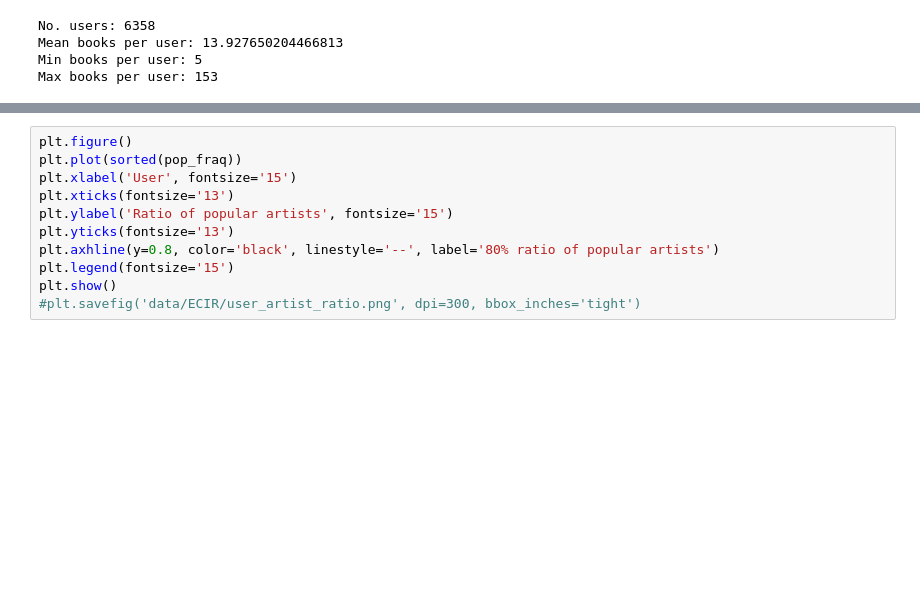
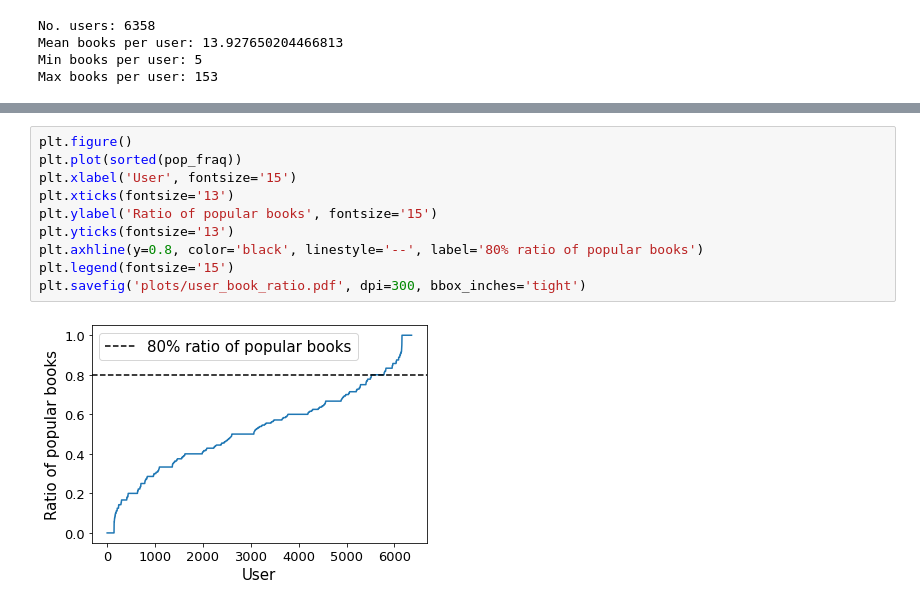
Before and after one commit to rahmanidashti/FairBook, a Jupyter notebook: book_fairness.ipynb, the cells around one changed output, grey strips where cells are left out. Saved outputs shown, nothing was run; the diff lists cells and outputs as text; blank space fills up the shorter version.

```diff
--- a/book_fairness.ipynb
+++ b/book_fairness.ipynb
@@ -150,14 +164,15 @@ print('High count (for check): ' + str(high_count))
 # %%
 plt.figure()
 plt.plot(sorted(pop_fraq))
 plt.xlabel('User', fontsize='15')
 plt.xticks(fontsize='13')
-plt.ylabel('Ratio of popular artists', fontsize='15')
+plt.ylabel('Ratio of popular books', fontsize='15')
 plt.yticks(fontsize='13')
-plt.axhline(y=0.8, color='black', linestyle='--', label='80% ratio of popular artists')
+plt.axhline(y=0.8, color='black', linestyle='--', label='80% ratio of popular books')
 plt.legend(fontsize='15')
-plt.show()
-#plt.savefig('data/ECIR/user_artist_ratio.png', dpi=300, bbox_inches='tight')
+plt.savefig('plots/user_book_ratio.pdf', dpi=300, bbox_inches='tight')
+# %% [output]
+[figure, added]
 # %%
 plt.figure()
 slope, intercept, r_value, p_value, std_err = stats.linregress(user_hist, pop_count)
```
Also changed, not shown: parts of 12 cells of this notebook, 7 other files.
